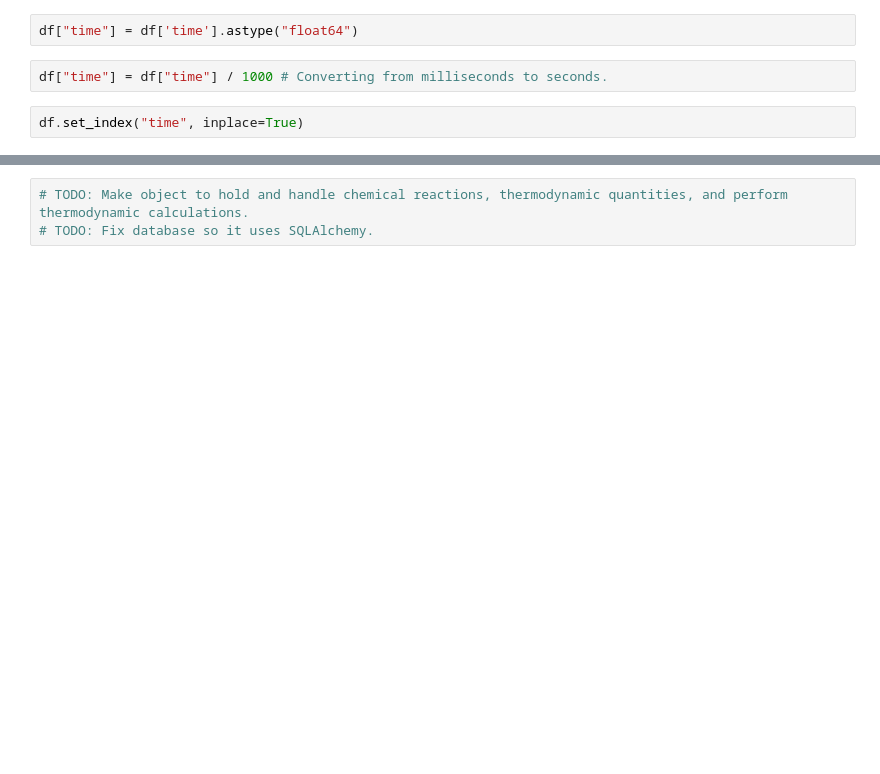
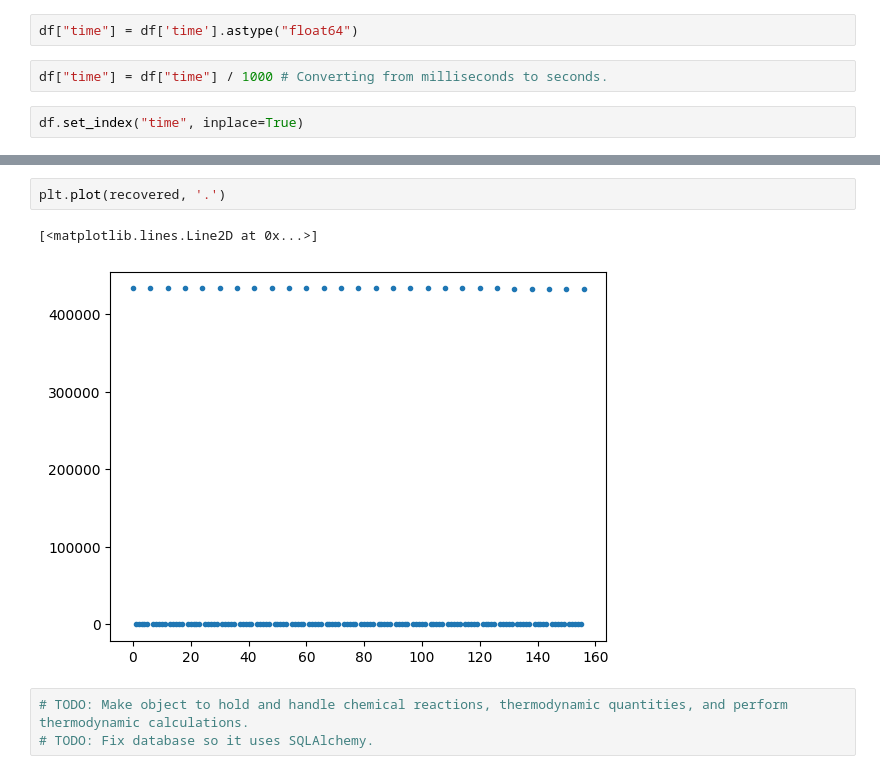
Before and after one commit to Tortugellini/wattson, a Jupyter notebook: notebooks/notebook.ipynb, the cells around one changed output, grey strips where cells are left out. Drawn from its saved outputs; the diff is of its cells as text; blank space fills up the shorter version.

```diff
--- a/notebooks/notebook.ipynb
+++ b/notebooks/notebook.ipynb
@@ -32,3 +53,8 @@ df["wifi_temp"].plot()
+# %%
+plt.plot(recovered, '.')
+# %% [output]
+[<matplotlib.lines.Line2D at 0x...>]
+[figure, added]
 # %%
 # TODO: Make object to hold and handle chemical reactions, thermodynamic quantities, and perform thermodynamic calculations.
 # TODO: Fix database so it uses SQLAlchemy.
```
Also changed, not shown: parts of 12 cells of this notebook.
